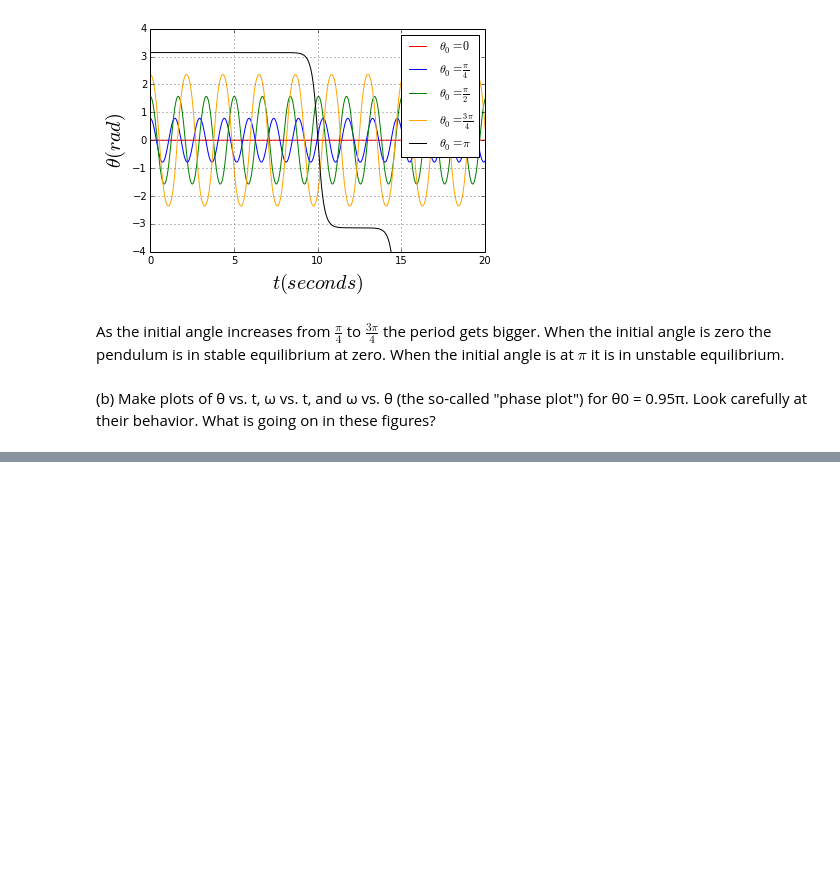
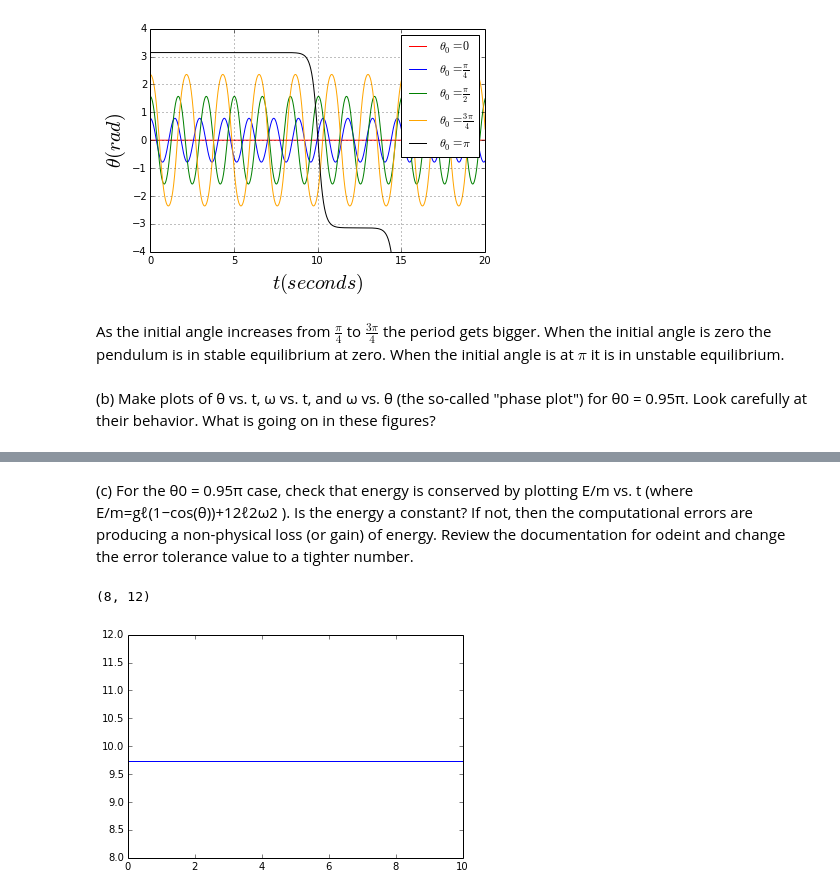
Before and after one commit to jparke08/PHYS202-S14, a Jupyter notebook: SciPy/ODEExercises.ipynb, the cells around one changed output, grey strips where cells are left out. Saved outputs shown, nothing was run; the diff lists cells and outputs as text; code cells hidden in the pictures; blank space fills up the shorter version.

```diff
--- a/SciPy/ODEExercises.ipynb
+++ b/SciPy/ODEExercises.ipynb
@@ -82,0 +88,12 @@ The peaks in the angular velocity correspond to the pendulum passing through the
+# %% [markdown]
+(c) For the θ0 = 0.95π case, check that energy is conserved by plotting E/m vs. t (where E/m=gℓ(1−cos(θ))+12ℓ2ω2 ).
+Is the energy a constant? If not, then the computational errors are producing a non-physical loss (or gain) of energy. Review the documentation for odeint and change the error tolerance value to a tighter number.
+# %%
+g = 9.8 #m/s^2
+ell = 0.5 #m
+E = g*ell*(1-np.cos(theta[:,0])) + .5*(ell**2)*(theta[:,1]**2)
+plt.plot(t,E)
+plt.ylim(8,12)
+# %% [output]
+(8, 12)
+[figure, added]
```
Also changed, not shown: parts of 10 cells of this notebook.
